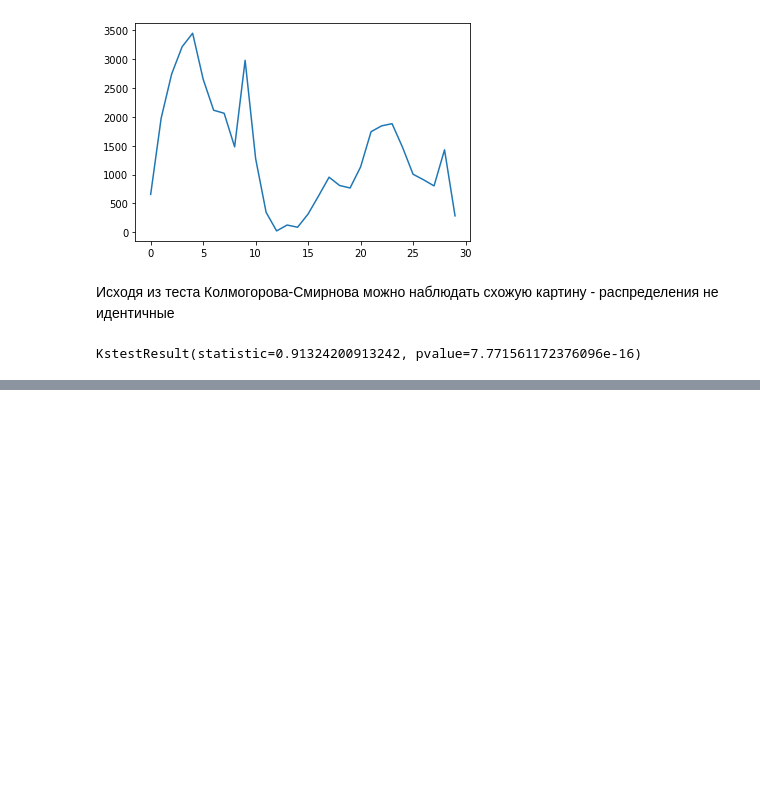
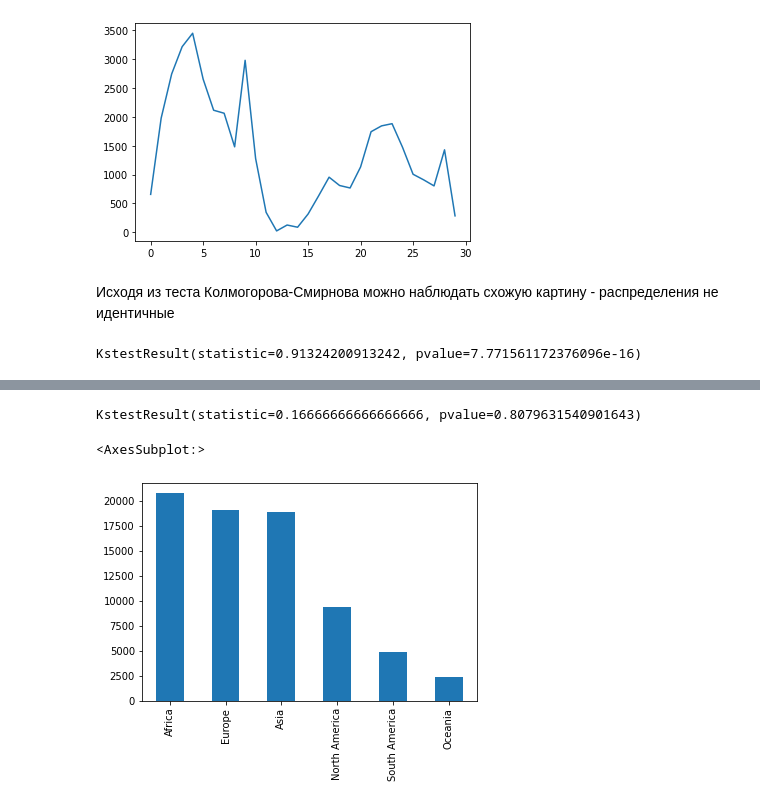
Before and after one commit to Gerrytty/data-mining-course, a Jupyter notebook: control_work/coronovirus_analyse.ipynb, the cells around one changed output, grey strips where cells are left out. Drawn from its saved outputs; the diff is of its cells as text; code cells hidden in the pictures; blank space fills up the shorter version.

```diff
--- a/control_work/coronovirus_analyse.ipynb
+++ b/control_work/coronovirus_analyse.ipynb
@@ -240,0 +312,9 @@ KstestResult(statistic=0.91324200913242, pvalue=7.771561172376096e-16)
+# %%
+ks_2samp(list_of_positive, list_of_negative)
+# %% [output]
+KstestResult(statistic=0.16666666666666666, pvalue=0.8079631540901643)
+# %%
+coronovirus_data.continent.value_counts().plot.bar()
+# %% [output]
+<AxesSubplot:>
+[figure, added]
```
Also changed, not shown: parts of 17 cells of this notebook.
